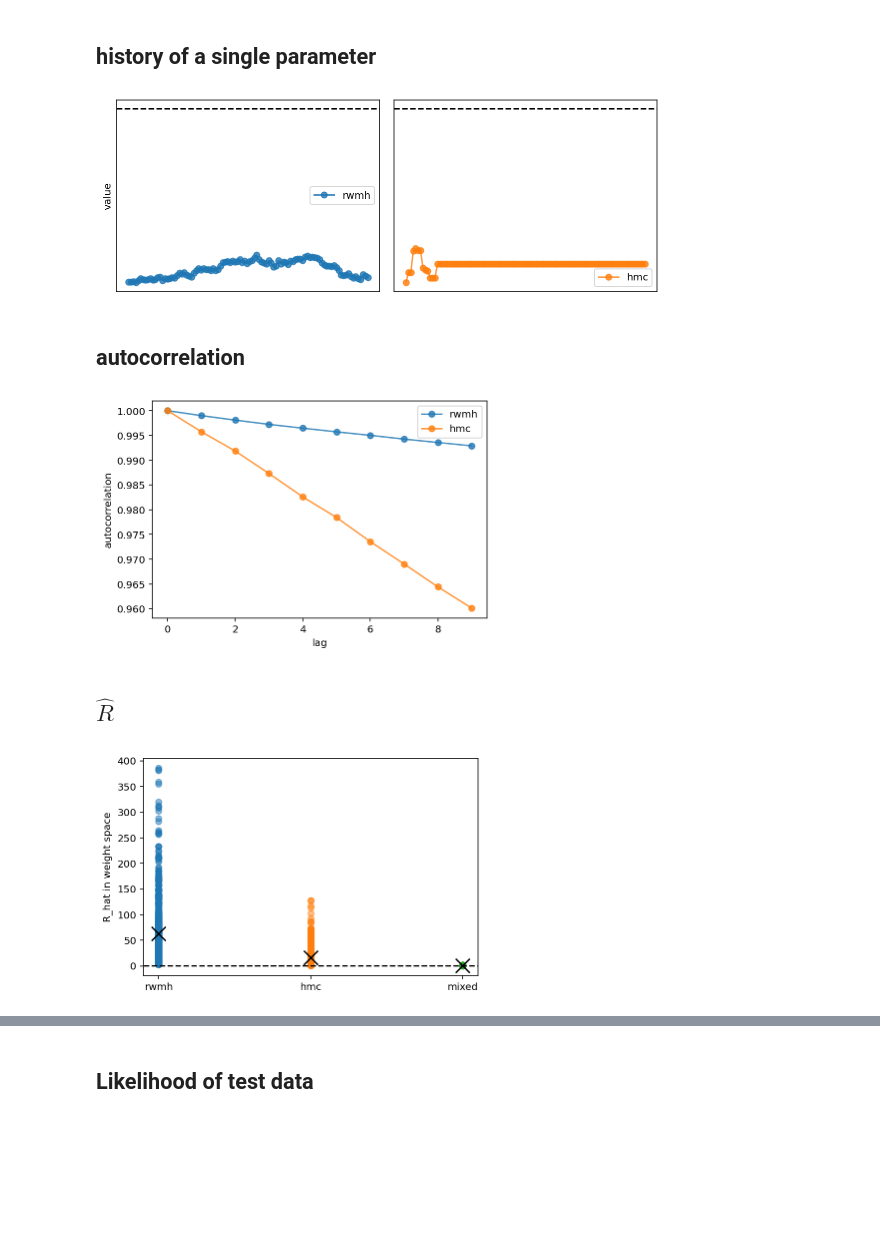
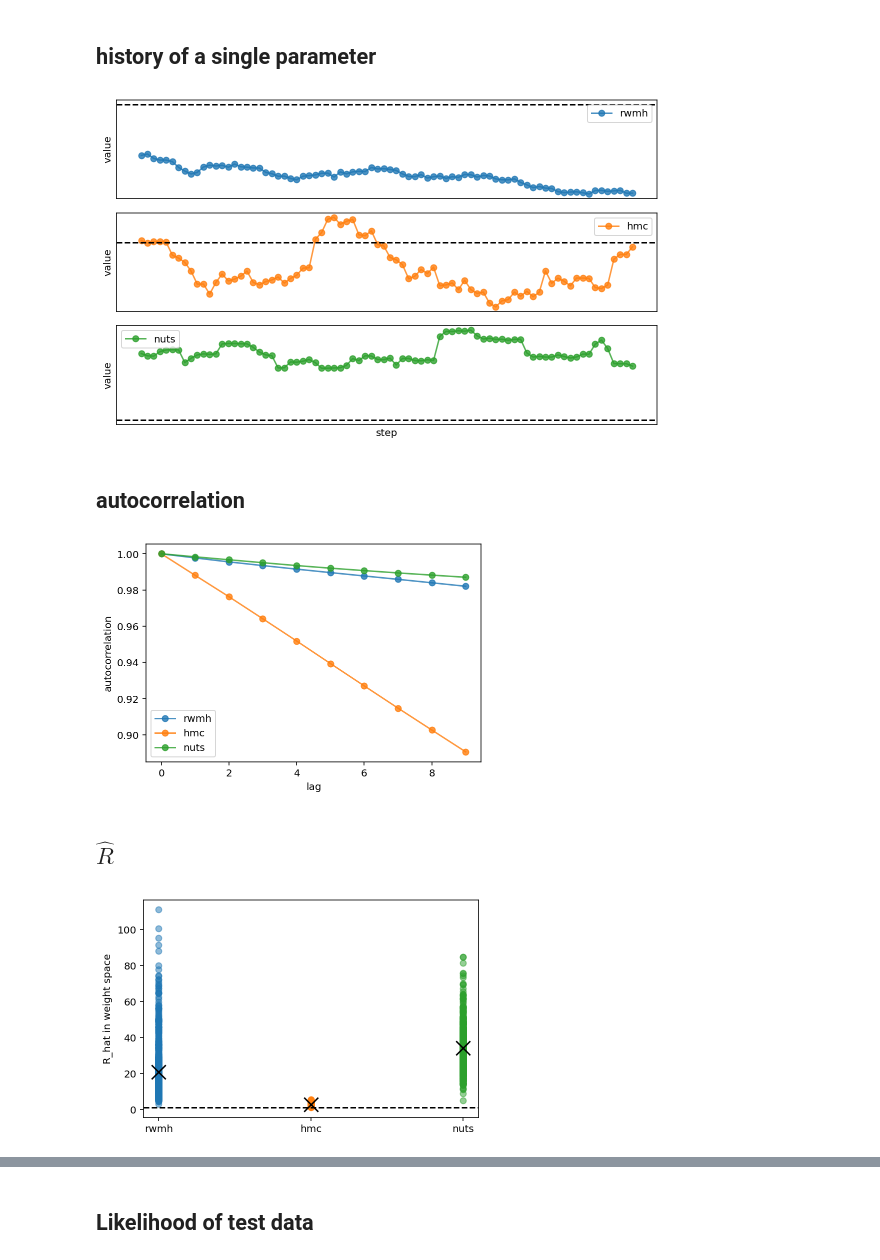
Before and after one commit to martin-marek/bnn-project, a Jupyter notebook: notebooks/uci_regression.ipynb, the cells around one changed output, grey strips where cells are left out. Cells and saved outputs as stored; diff of their text form; code cells hidden in the pictures; blank space fills up the shorter version.

Commit message:
updated metrics, added calibration

```diff
--- a/notebooks/uci_regression.ipynb
+++ b/notebooks/uci_regression.ipynb
@@ -89,7 +88,7 @@ PDF test:  -802.66125 -111650.05 -112452.71
 n_chains = 8
 
 # number of samples to keep from each chain
-n_samples = 2
+n_samples = 100
 # %% [markdown]
 ## random initialization
 # %%
@@ -104,5 +104,5 @@ n_epochs = 10_000
 ll_start = 1e-5
 ll_stop = 1e-8
 params_sgd, sgd_loss = pmap_(train_sgd, [params_start], [log_posterior_fn, n_epochs, ll_start, ll_stop])
-chains_sgd = params_sgd[None]
+chains_sgd = params_sgd[:, None, :]
 # %% [output]
@@ -144,7 +144,7 @@ Wall time: 14.8 s
 # %%
 %%time
 step_size = 1e-6
-max_depth = 3
+max_depth = 12
 print('max leapfrog steps: ', 2**max_depth)
 key = jax.random.PRNGKey(0)
 chains_nuts, ratio_valid_samples, total_stops = pmap_(nuts_sampler, [train_keys, params_start], [log_posterior_fn, n_samples, step_size, max_depth])
@@ -190,7 +186,8 @@ nuts (100, 8, 852)
 # %%
 burn_in = 20
 for name in chains_dict.keys():
-    chain_dict[name] = chain_dict[name][burn_in:]
+    if not 'sgd' in name:
+        chains_dict[name] = chains_dict[name][:, burn_in:]
 # %% [markdown]
 # diagnostics
 # %% [markdown]
@@ -198,36 +195,35 @@ for name in chains_dict.keys():
 # %%
 chain_idx = 0
 param_idx = 0
 n_points = 100
-fig, axs = plt.subplots(1, 2, figsize=[8, 3])
+fig, axs = plt.subplots(3, 1, figsize=[8, 5])
 axs = axs.flatten()
-chains_to_show = ['rwmh', 'hmc']
+chains_to_show = ['rwmh', 'hmc', 'nuts']
 for i, name in enumerate(chains_to_show):
     chains = chains_dict[name]
     param = chains[chain_idx, :, param_idx]
-    line, = axs[i].plot(param[:n_points].tolist(), 'o-', alpha=0.8, label=name, color=f'C{i}')
+    axs[i].plot(param[:n_points].tolist(), 'o-', alpha=0.8, label=name, color=f'C{i}')
     axs[i].axhline(y=chains[:, :, param_idx].mean(), linestyle="--", color='black')
     axs[i].set_xticks([])
     axs[i].set_yticks([])
     axs[i].legend()
-    if i in [2, 3]: axs[i].set_xlabel('step')
-    if i in [0, 2]: axs[i].set_ylabel('value')
+    axs[i].set_ylabel('value')
+    if i == 2: axs[i].set_xlabel('step')
 plt.tight_layout()
 # plt.savefig('plots/mh_parameter_history.pdf', bbox_inches='tight', pad_inches=0)
 plt.show()
 # %% [output]
-[figure, old version]
+[figure, new version]
 # %% [markdown]
 ## autocorrelation
 # %%
 fig, ax = plt.subplots()
 
 # autocorrelation
-f = lambda x: x
-chains_to_show = ['rwmh', 'hmc']
+chains_to_show = ['rwmh', 'hmc', 'nuts']
 for i, name in enumerate(chains_to_show):
     chains = chains_dict[name]
-    r = metrics.autocorr(chains, f, 10)
+    r = metrics.autocorr(chains, 10)
     ax.plot(r.tolist(), 'o-', alpha=0.8, label=name)
     # ax.axhline(y=0, color='black', linestyle="--")
 ax.legend()
@@ -237,18 +233,17 @@ ax.set_ylabel('autocorrelation')
 # plt.savefig('plots/rhat_autocorr.pdf', bbox_inches='tight', pad_inches=0)
 plt.show()
 # %% [output]
-[figure, old version]
+[figure, new version]
 # %% [markdown]
 ## $\hat{R}$
 # %%
 fig, ax = plt.subplots()
 
 # R_hat
-f = lambda x: x
-chains_to_show = ['rwmh', 'hmc', 'mixed']
+chains_to_show = ['rwmh', 'hmc', 'nuts']
 for i, name in enumerate(chains_to_show):
     chains = chains_dict[name]
-    r = metrics.r_hat(chains, f)
+    r = metrics.r_hat(chains)
     ax.scatter([i]*len(r), r.tolist(), alpha=0.5)
     ax.scatter(i, r.mean(), color='black', marker='x', s=200, zorder=2)
 ax.set_xticks(range(len(chains_to_show)))
@@ -261,4 +256,4 @@ ax.axhline(y=1, color='black', linestyle="--")
 # ax.set_ylim([0.99, 1.16])
 plt.show()
 # %% [output]
-[figure, old version]
+[figure, new version]
```
Also changed, not shown: parts of 12 cells of this notebook, 1 other file.
